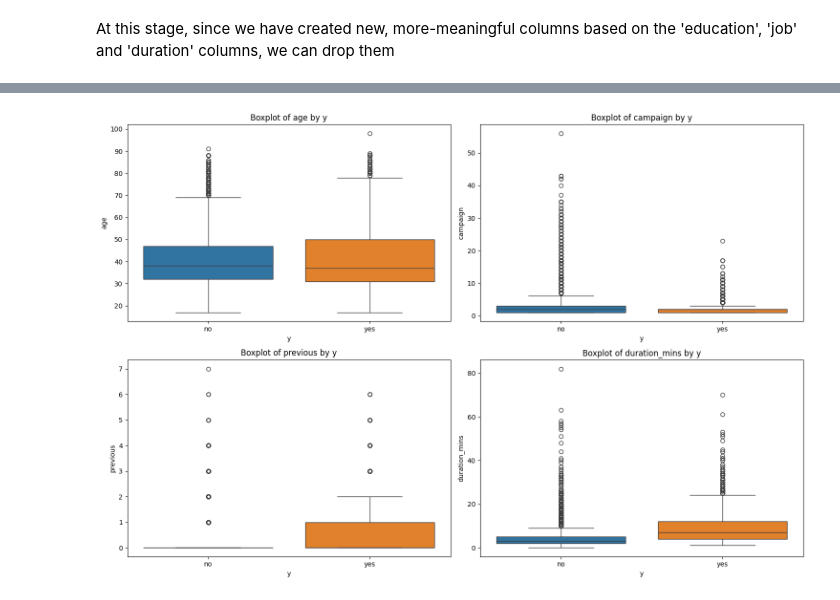
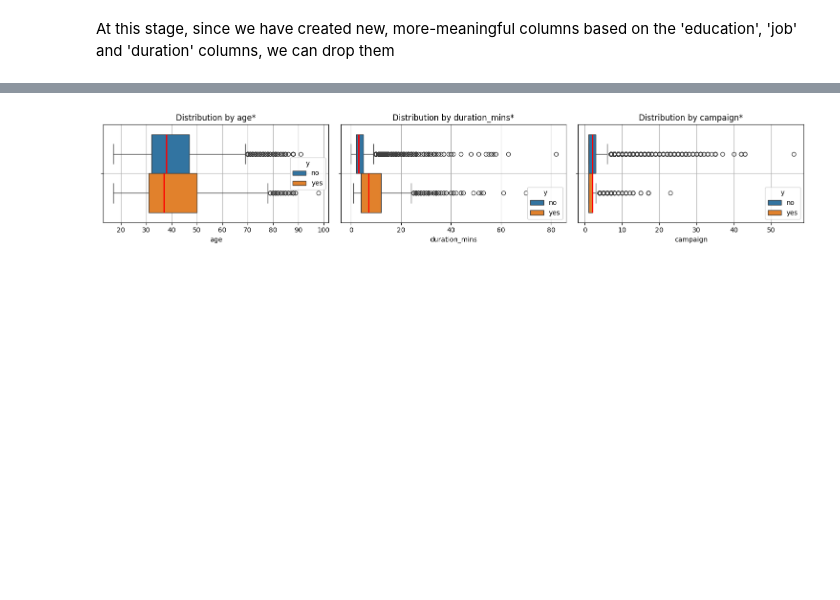
Before and after one commit to maripjan/Marketing-Campaign-at-Bank, a Jupyter notebook: subscription_prediction.ipynb, the cells around one changed output, grey strips where cells are left out. Cells and saved outputs as stored; diff of their text form; code cells hidden in the pictures; blank space fills up the shorter version.

```diff
--- a/subscription_prediction.ipynb
+++ b/subscription_prediction.ipynb
@@ -193,29 +218,57 @@ cf.plot_histograms_with_kde(df_new, columns_to_plot=['age', 'duration_mins', 'ca
 # %%
 import seaborn as sns
 import matplotlib.pyplot as plt
+import pandas as pd
 import numpy as np
+from typing import List, Tuple
 
-# Select numeric columns
-numeric_columns = df_new.select_dtypes(include=[np.number]).columns
+def plot_boxplots(df: pd.DataFrame,
+    columns: List[str],
+    target: str = 'y',
+    figsize: Tuple[int, int] = (10, 7),
+    subplot_grid_size: Tuple[int, int] = None):
+    """
+    Plots boxplots between given columns and the target variable.
 
-# Define the number of rows and columns for the subplot grid
-ncols = 2
-nrows = int(np.ceil(len(numeric_columns) / ncols))
+    Parameters:
+    df (pd.DataFrame): The DataFrame containing the data.
+    columns (List[str]): List of columns to plot.
+    target (str): The name of the target variable column.
+    figsize (Tuple[int, int]): Figure size for the plots.
+    subplot_grid_size (Tuple[int, int]): Grid size for the subplots (rows, columns).
 
-# Create subplots
-fig, axes = plt.subplots(nrows, ncols, figsize=(15, 5 * nrows))
-axes = axes.flatten()  # Flatten the axes array for easier indexing
+    Returns:
+    None
+    """
+    if subplot_grid_size is None:
+        # Define the number of rows and columns for the subplot grid
+        ncols = 2
+        nrows = int(np.ceil(len(columns) / ncols))
+    else:
+        nrows, ncols = subplot_grid_size
 
-# Iterate over numeric columns and create a boxplot for each one
-for idx, col in enumerate(numeric_columns):
-    sns.boxplot(data=df_new, x='y', y=col, hue='y', ax=axes[idx])
-    axes[idx].set_title(f'Boxplot of {col} by y')
+    # Create subplots
+    fig, axes = plt.subplots(nrows, ncols, figsize=figsize)
+    axes = axes.flatten()  # Flatten the axes array for easier indexing
 
-# Remove any unused subplots
-for idx in range(len(numeric_columns), len(axes)):
-    fig.delaxes(axes[idx])
+    # Iterate over the specified columns and create a boxplot for each one
+    for idx, col in enumerate(columns):
+        sns.boxplot(
+            data=df_new, x=col, ax=axes[idx], hue=target, medianprops={"color": "red", "linewidth": 2}
+        )
+        axes[idx].set_title(f'Distribution by {col}*')
+        axes[idx].grid(True)
 
-plt.tight_layout()
-plt.show()
+    # Remove any unused subplots
+    for idx in range(len(columns), len(axes)):
+        fig.delaxes(axes[idx])
+
+    plt.tight_layout()
+    plt.grid(True)
+    plt.show()
+
+# Example usage
+columns_to_plot = ['age', 'duration_mins', 'campaign']
+plot_boxplots(df_new, columns_to_plot, target='y', figsize=(15, 3), subplot_grid_size=(1, 3))
 # %% [output]
-[figure, old version]
+[figure, new version]
```
Also changed, not shown: parts of 12 cells of this notebook, 2 other files.
